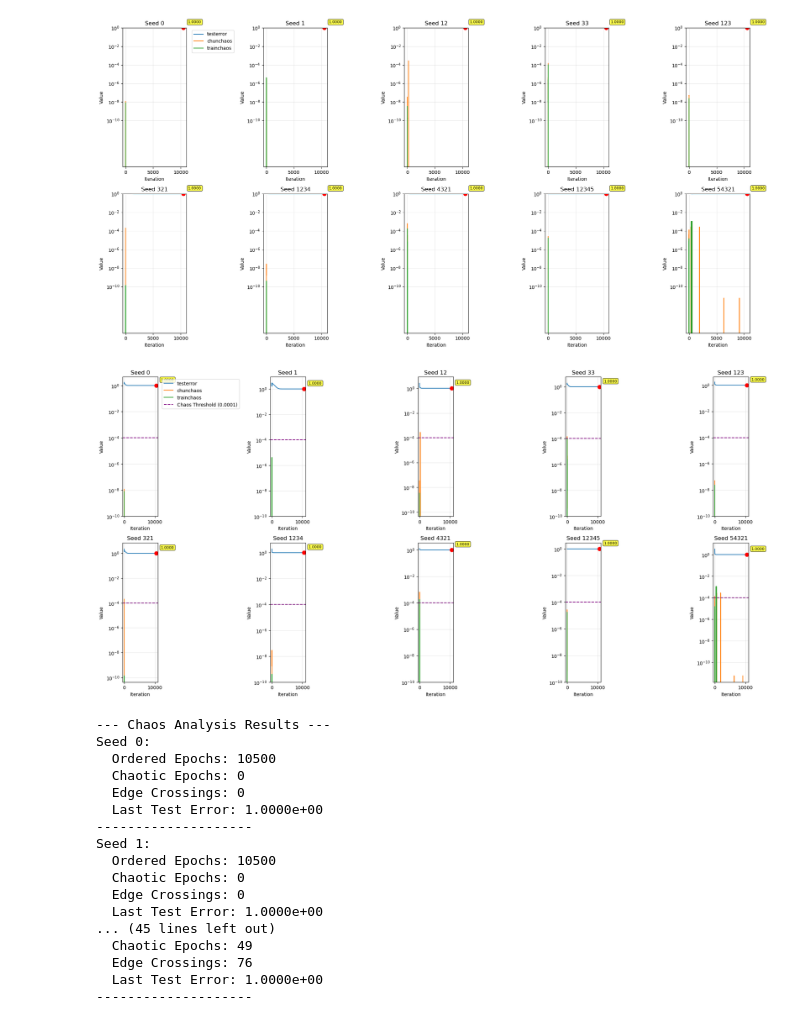
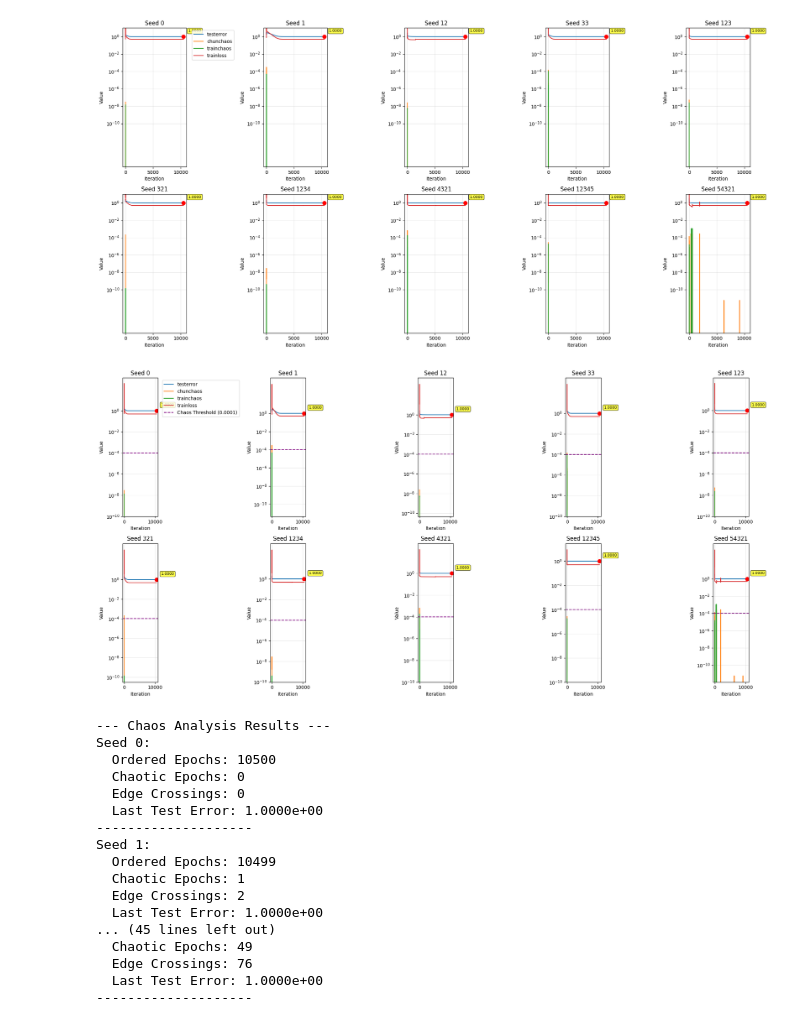
Before and after one commit to chenyuli12345/pinnsformer, a Jupyter notebook: experiment_demo/Convection_Equation/chaosbijiao.ipynb, the cells around one changed output. Drawn from its saved outputs; the diff is of its cells as text; code cells hidden in the pictures.

```diff
--- a/experiment_demo/Convection_Equation/chaosbijiao.ipynb
+++ b/experiment_demo/Convection_Equation/chaosbijiao.ipynb
@@ -22,6 +22,7 @@ for idx, seed in enumerate(seeds):
         testerror = data['testerror']
         chunchaos = data['chunchaos']
         trainchaos = data['trainchaos']
+        trainloss = data['trainloss']
 
         # 获取最后一个值
         last_testerror = testerror[-1]
@@ -32,6 +33,7 @@ for idx, seed in enumerate(seeds):
         ax.plot(testerror, label='testerror', linewidth=1.5)
         ax.plot(chunchaos, label='chunchaos', linewidth=1.5)
         ax.plot(trainchaos, label='trainchaos', linewidth=1.5)
+        ax.plot(trainloss, label='trainloss', linewidth=1.5)
 
         # 标注最后一个点
         ax.plot(last_iteration, last_testerror, 'ro', markersize=8)
@@ -48,7 +50,7 @@ for idx, seed in enumerate(seeds):
 
         # 设置y轴为对数刻度，并固定范围
         ax.set_yscale('log')
-        ax.set_ylim([1e-15, 1e0])  # 统一设置为10^-10到10^0
+        ax.set_ylim([1e-15, 1e1])  # 统一设置为10^-10到10^0
 
         # 设置y轴刻度
         ax.set_yticks([1e-10, 1e-8, 1e-6, 1e-4, 1e-2, 1e0])
@@ -74,7 +76,7 @@ plt.tight_layout()
 plt.savefig('DNN_noAC_comparison.png', dpi=300, bbox_inches='tight')
 plt.show()
 # %% [output]
-[figure, old version]
+[figure, new version]
 # %%
 import numpy as np
 import matplotlib.pyplot as plt
@@ -105,6 +107,7 @@ for idx, seed in enumerate(seeds):
         testerror = data['testerror']
         chunchaos = data['chunchaos']
         trainchaos = data['trainchaos']
+        trainloss = data['trainloss']
 
         last_testerror = testerror[-1]
         last_iteration = len(testerror) - 1
@@ -113,6 +116,7 @@ for idx, seed in enumerate(seeds):
         ax.plot(testerror, label='testerror', linewidth=1.5)
         ax.plot(chunchaos, label='chunchaos', linewidth=1.5)
         ax.plot(trainchaos, label='trainchaos', linewidth=1.5)
+        ax.plot(trainloss, label='trainloss', linewidth=1.5)
 
         # 绘制混沌边缘
         ax.axhline(y=CHAOS_THRESHOLD, color='purple', linestyle='--', label=f'Chaos Threshold ({CHAOS_THRESHOLD})')
@@ -165,34 +169,34 @@ for idx, seed in enumerate(seeds):
         # -----------------------------------
 
     except FileNotFoundError:
         axes[idx].text(0.5, 0.5, f'File not found\nseed {seed}',
                       ha='center', va='center')
         axes[idx].set_title(f'Seed {seed} (Missing)')
         analysis_results.append({'seed': seed, 'error': 'File Not Found'})
     except Exception as e:
         axes[idx].text(0.5, 0.5, f'Error: {e}',
                       ha='center', va='center')
         axes[idx].set_title(f'Seed {seed} (Error)')
         analysis_results.append({'seed': seed, 'error': str(e)})
 
 plt.tight_layout()
 plt.savefig('DNN_noAC_comparison.png', dpi=300, bbox_inches='tight')
 plt.show()
 
 # 打印分析结果
 print("\n--- Chaos Analysis Results ---")
 for result in analysis_results:
     if 'error' in result:
         print(f"Seed {result['seed']}: Error - {result['error']}")
     else:
         print(f"Seed {result['seed']}:")
         print(f"  Ordered Epochs: {result['ordered_epochs']}")
         print(f"  Chaotic Epochs: {result['chaotic_epochs']}")
         print(f"  Edge Crossings: {result['edge_crossings']}")
         print(f"  Last Test Error: {result['last_testerror']:.4e}") # 添加这行
         print("-" * 20)
 # %% [output]
-[figure, old version]
+[figure, new version]
 --- Chaos Analysis Results ---
 Seed 0:
   Ordered Epochs: 10500
@@ -201,9 +205,9 @@ Seed 0:
   Last Test Error: 1.0000e+00
 --------------------
 Seed 1:
-  Ordered Epochs: 10500
-  Chaotic Epochs: 0
-  Edge Crossings: 0
+  Ordered Epochs: 10499
+  Chaotic Epochs: 1
+  Edge Crossings: 2
   Last Test Error: 1.0000e+00
 ... (45 lines left out)
   Chaotic Epochs: 49
```
Also changed, not shown: parts of 4 cells of this notebook, 7 other files.
